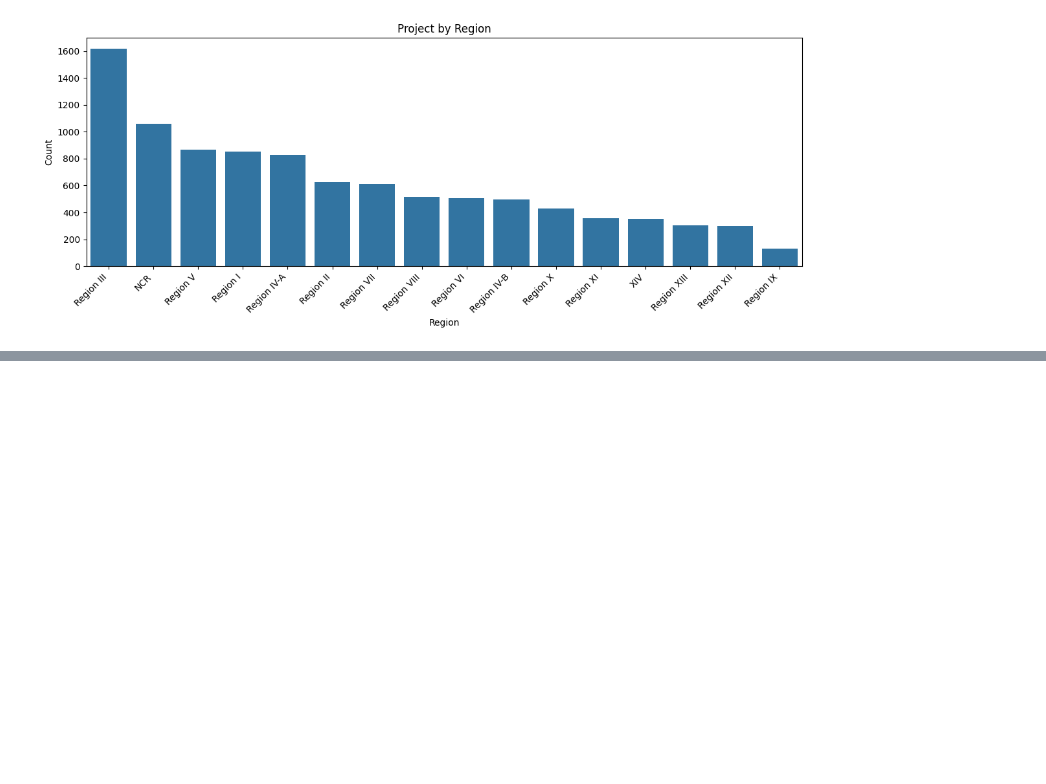
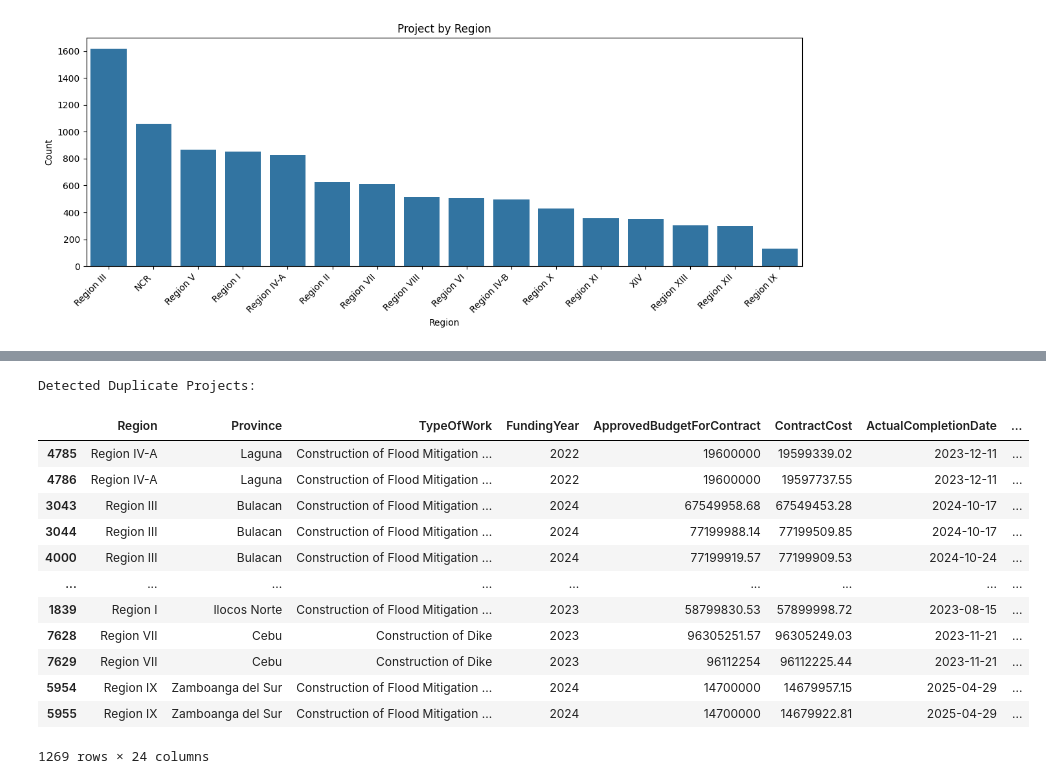
Before and after one commit to muhadma/DPWH-Flood-Control, a Jupyter notebook: main.ipynb, the cells around one changed output, grey strips where cells are left out. Cells and saved outputs as stored; diff of their text form; code cells hidden in the pictures; blank space fills up the shorter version.

```diff
--- a/main.ipynb
+++ b/main.ipynb
@@ -97,0 +174,23 @@ plt.show()
+# %%
+#Another Visualization of the Entire Duplicates
+
+duplicate_mask = data.duplicated(subset=["Contractor", "Province", "StartDate", "ActualCompletionDate"], keep=False)
+duplicates = data[duplicate_mask].sort_values(by=["Contractor", "Province", "StartDate"])
+
+print("Detected Duplicate Projects:")
+display(duplicates)
+# %% [output]
+Detected Duplicate Projects:
+|  | Region | Province | TypeOfWork | FundingYear | ApprovedBudgetForContract | ContractCost | ActualCompletionDate | ... |
+| 4785 | Region IV-A | Laguna | Construction of Flood Mitigation ... | 2022 | 19600000 | 19599339.02 | 2023-12-11 | ... |
+| 4786 | Region IV-A | Laguna | Construction of Flood Mitigation ... | 2022 | 19600000 | 19597737.55 | 2023-12-11 | ... |
+| 3043 | Region III | Bulacan | Construction of Flood Mitigation ... | 2024 | 67549958.68 | 67549453.28 | 2024-10-17 | ... |
+| 3044 | Region III | Bulacan | Construction of Flood Mitigation ... | 2024 | 77199988.14 | 77199509.85 | 2024-10-17 | ... |
+| 4000 | Region III | Bulacan | Construction of Flood Mitigation ... | 2024 | 77199919.57 | 77199909.53 | 2024-10-24 | ... |
+| ... | ... | ... | ... | ... | ... | ... | ... | ... |
+| 1839 | Region I | Ilocos Norte | Construction of Flood Mitigation ... | 2023 | 58799830.53 | 57899998.72 | 2023-08-15 | ... |
+| 7628 | Region VII | Cebu | Construction of Dike | 2023 | 96305251.57 | 96305249.03 | 2023-11-21 | ... |
+| 7629 | Region VII | Cebu | Construction of Dike | 2023 | 96112254 | 96112225.44 | 2023-11-21 | ... |
+| 5954 | Region IX | Zamboanga del Sur | Construction of Flood Mitigation ... | 2024 | 14700000 | 14679957.15 | 2025-04-29 | ... |
+| 5955 | Region IX | Zamboanga del Sur | Construction of Flood Mitigation ... | 2024 | 14700000 | 14679922.81 | 2025-04-29 | ... |
+1269 rows × 24 columns
```
Also changed, not shown: parts of 5 cells of this notebook.
